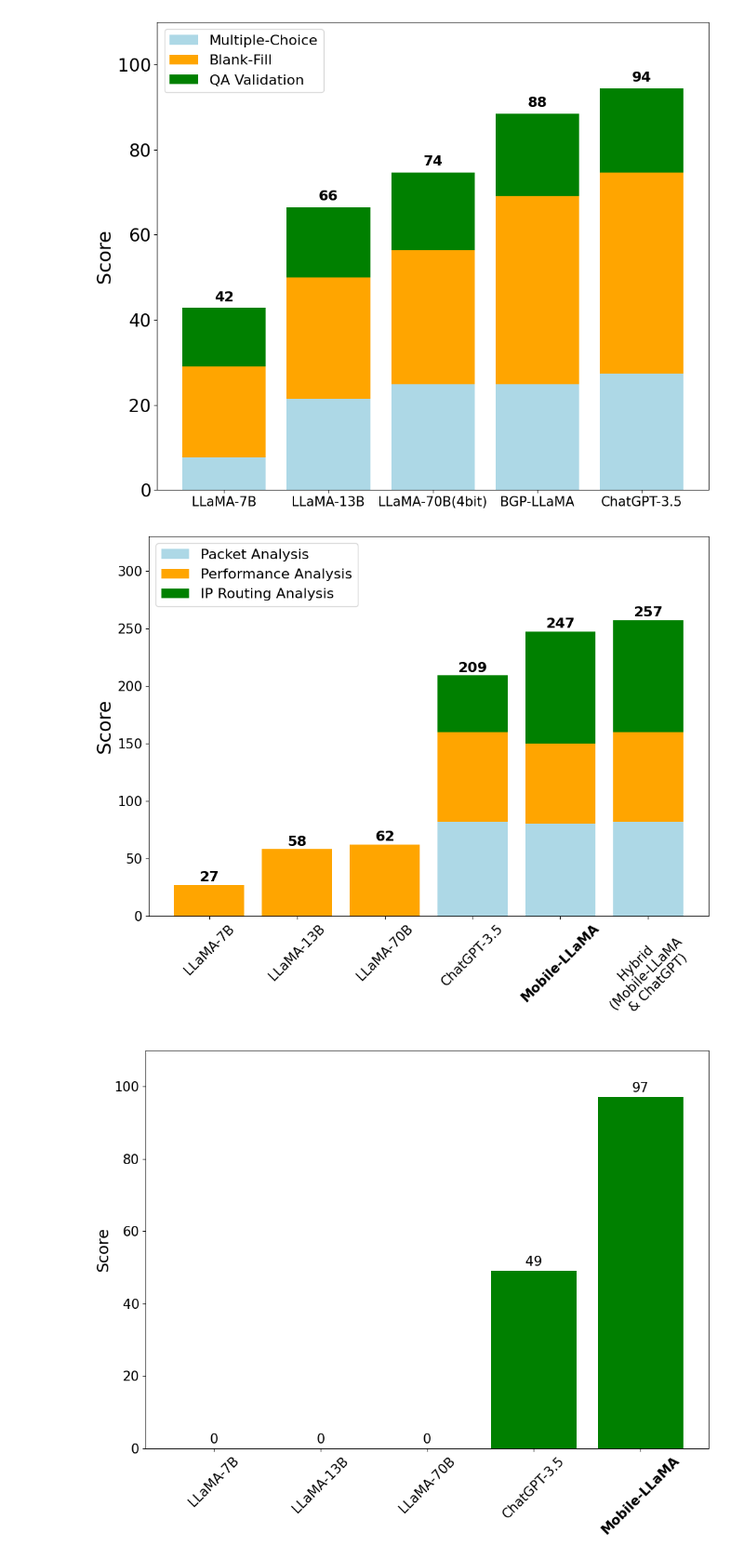
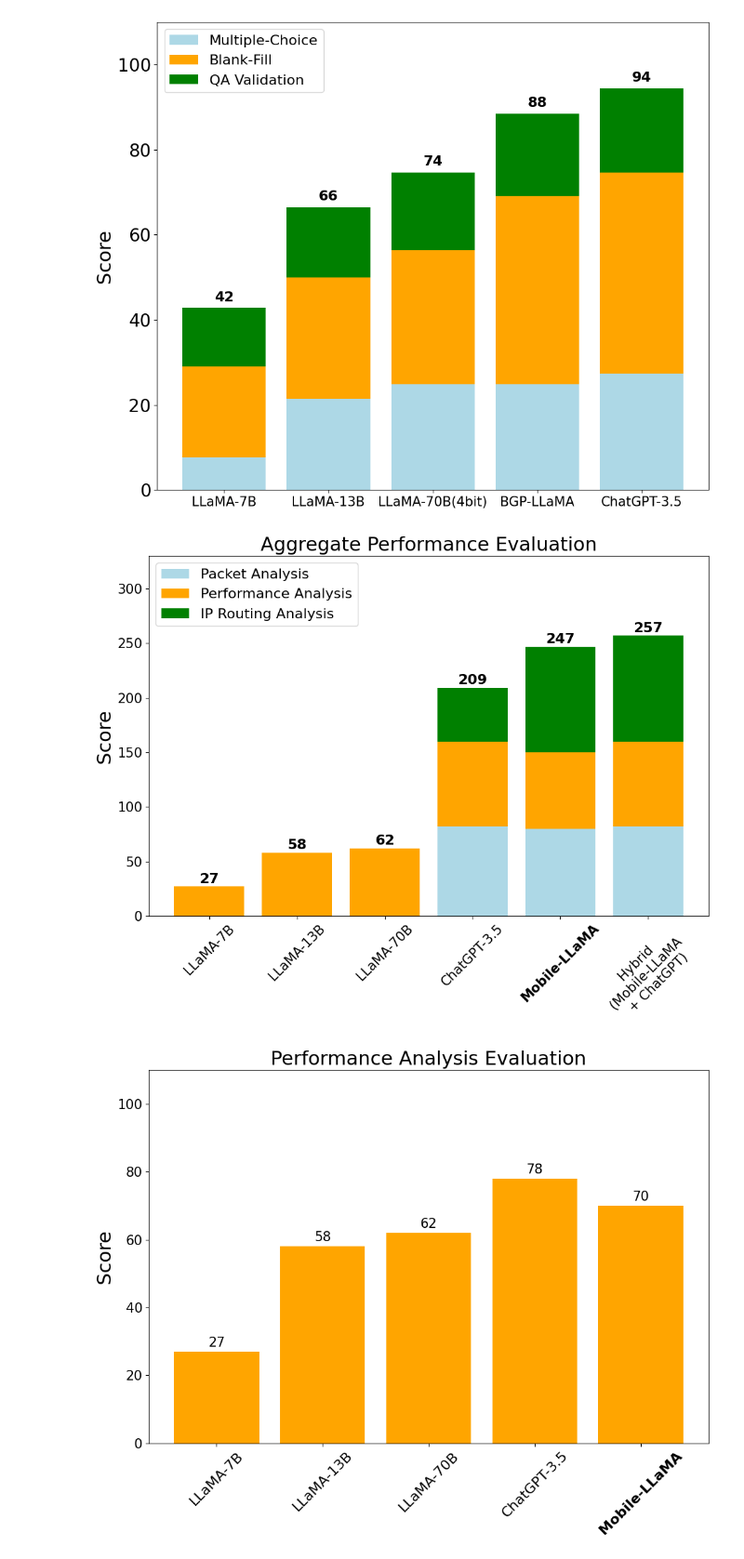
Before and after one commit to hyonbokan/LLM-research, a Jupyter notebook: evaluation/text_charts.ipynb, the cells around one changed output. Shown at 93% size. Drawn from its saved outputs; the diff is of its cells as text; code cells hidden in the pictures.

Commit message:
new plots

```diff
--- a/evaluation/text_charts.ipynb
+++ b/evaluation/text_charts.ipynb
@@ -1098,7 +1098,7 @@ models_scores = {
     "LLaMA-70B": [0, 62, 0],
     "ChatGPT-3.5": [82, 78, 49],
     "Mobile-LLaMA": [80, 70, 97],
-    "Hybrid \n(Mobile-LLaMA \n& ChatGPT)": [82, 78, 97]
+    "Hybrid \n(Mobile-LLaMA \n+ ChatGPT)": [82, 78, 97]
 }
 
 # Calculate the total score for each model
@@ -1134,6 +1134,7 @@ for i, model in enumerate(models):
 ax.set_ylabel('Score', fontsize=22)
 ax.set_xticks(range(len(models)))
 ax.set_xticklabels(models, fontsize=15, rotation=45)
+ax.set_title("Aggregate Performance Evaluation", fontsize=22)
 # Now, iterate through the x-tick labels to apply bold weight conditionally
 for label in ax.get_xticklabels():
     if label.get_text() == 'Mobile-LLaMA':
@@ -1147,7 +1148,7 @@ ax.legend(loc='upper left', fontsize=16)
 plt.tight_layout()
 plt.show()
 # %% [output]
-[figure, old version]
+[figure, new version]
 # %%
 import matplotlib.pyplot as plt
 # models_scores = {
@@ -1160,11 +1161,11 @@ import matplotlib.pyplot as plt
 
 # Updated model scores
 models_scores = {
-    "LLaMA-7B": 0,
-    "LLaMA-13B": 0,
-    "LLaMA-70B": 0,
-    "ChatGPT-3.5": 49,
-    "Mobile-LLaMA": 97,
+    "LLaMA-7B": 27,
+    "LLaMA-13B": 58,
+    "LLaMA-70B": 62,
+    "ChatGPT-3.5": 78,
+    "Mobile-LLaMA": 70,
 }
 
 # Create a list of model names and scores
@@ -1174,35 +1175,35 @@ scores = list(models_scores.values())
 # Create a figure and axis
 fig, ax = plt.subplots(figsize=(10, 8))
 
 # Plot the scores for each model
-bars = ax.bar(models, scores, color='green')
+bars = ax.bar(models, scores, color='orange')
 
 # Set labels and formatting
-ax.set_ylabel('Score', fontsize=18)
+ax.set_ylabel('Score', fontsize=22)
 ax.set_xticks(range(len(models)))
 # Set x-tick labels and apply bold formatting conditionally in a separate step
-ax.set_xticklabels(models, fontsize=15, rotation=45)
+ax.set_xticklabels(models, fontsize=16, rotation=45)
 
 # Now, iterate through the x-tick labels to apply bold weight conditionally
 for label in ax.get_xticklabels():
     if label.get_text() == 'Mobile-LLaMA':
         label.set_weight('bold')
 
 ax.set_yticks(range(0, 111, 20))  # Adjusting the y-axis range
 ax.set_yticklabels([str(i) for i in range(0, 111, 20)], fontsize=15)
 ax.set_ylim(0, 110)
-
+ax.set_title("Performance Analysis Evaluation", fontsize=22)
 # Adding values on top of each bar
 for bar in bars:
     height = bar.get_height()
     ax.annotate(f'{height}',
                 xy=(bar.get_x() + bar.get_width() / 2, height),
                 xytext=(0, 3),  # 3 points vertical offset
                 textcoords="offset points",
                 ha='center', va='bottom', fontsize=15)
 
 # Display the plot
 plt.tight_layout()
 plt.show()
 # %% [output]
-[figure, old version]
+[figure, new version]
```
Also changed, not shown: 2 other files.
